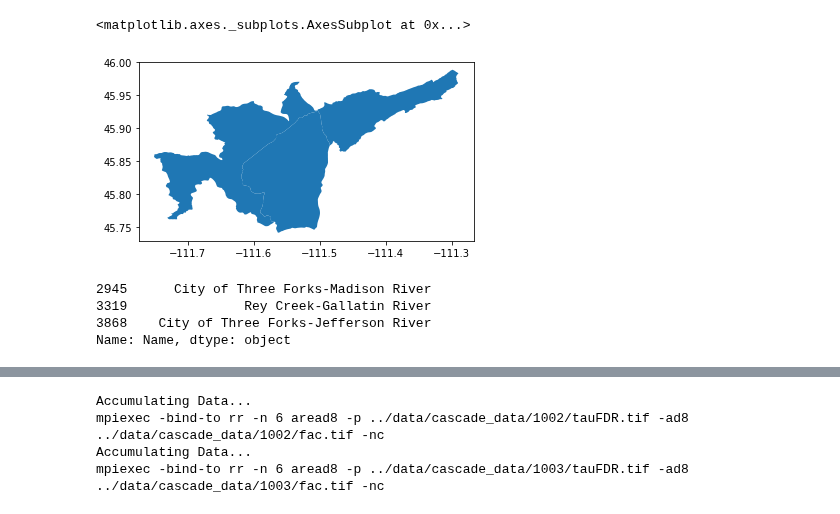
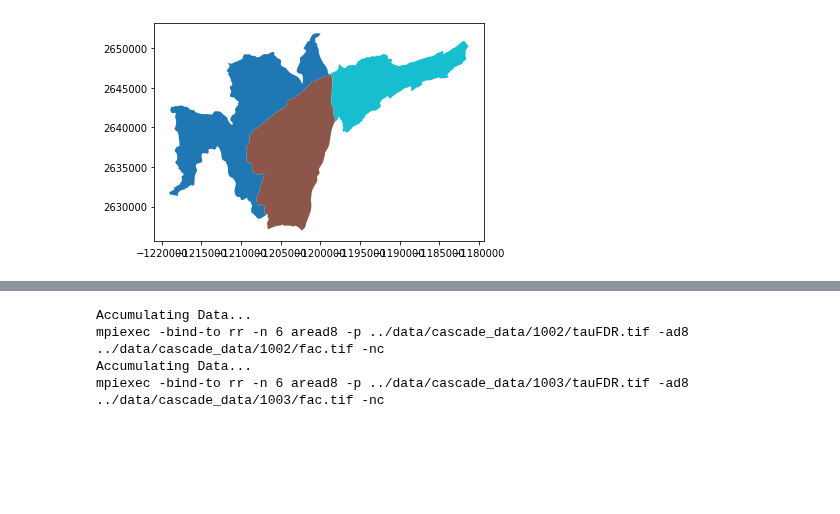
Before and after one commit to usgs/water-fcpg-tools, a Jupyter notebook: explore_cascade.ipynb, the cells around one changed output, grey strips where cells are left out. Drawn from its saved outputs; the diff is of its cells as text; code cells hidden in the pictures; blank space fills up the shorter version.

```diff
--- a/explore_cascade.ipynb
+++ b/explore_cascade.ipynb
@@ -20,17 +45,16 @@ def getToHUC4(toHUC12):
+# %%
+WBDfl = '../../gis_data/WBD_10_HU2_GDB/WBD_10_HU2_GDB.gdb'
+layer = 'WBDHU12'
+
+tmp = gpd.read_file(WBDfl, layer = layer)
+wbd = tmp.to_crs("+proj=aea +lat_1=29.5 +lat_2=45.5 +lat_0=23 +lon_0=-96 +x_0=0 +y_0=0 +ellps=GRS80 +towgs84=0,0,0,0,0,0,0 +units=m +no_defs")
 # %%
 wbd['HUC4'] = wbd.HUC12.map(getHUC4)
 wbd['ToHUC4'] = wbd.ToHUC.map(getToHUC4)
 # %%
 hu1002 = wbd.loc[wbd.HUC4 == '1002']
 # %%
-hu1002.loc[hu1002.ToHUC4 != '1002'].plot()
+pourBasins = hu1002.loc[hu1002.ToHUC4 != '1002'].copy()
+pourBasins.plot('HUC12');
 # %% [output]
-<matplotlib.axes._subplots.AxesSubplot at 0x...>
-[figure, old version]
+[figure, new version]
-# %%
-hu1002.loc[hu1002.ToHUC4 != '1002']['Name']
-# %% [output]
-2945      City of Three Forks-Madison River
-3319               Rey Creek-Gallatin River
-3868    City of Three Forks-Jefferson River
-Name: Name, dtype: object
```
Also changed, not shown: parts of 26 cells of this notebook, 1 other file.
